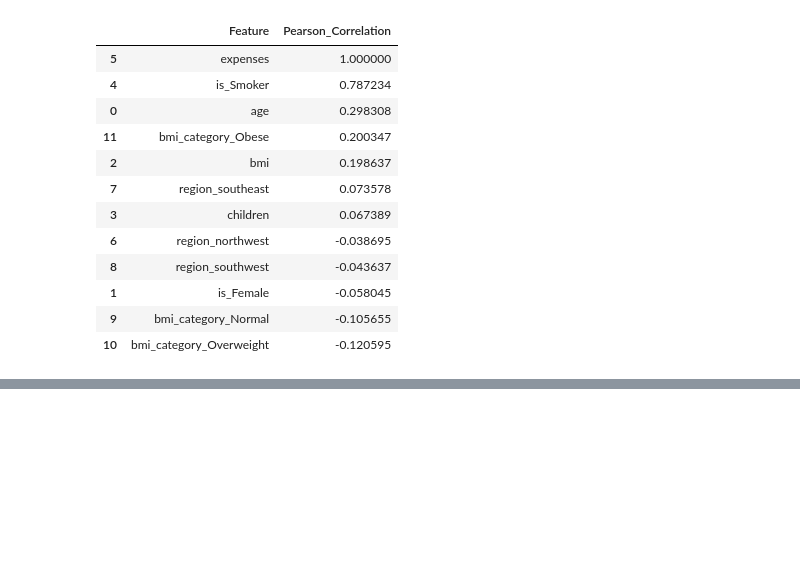
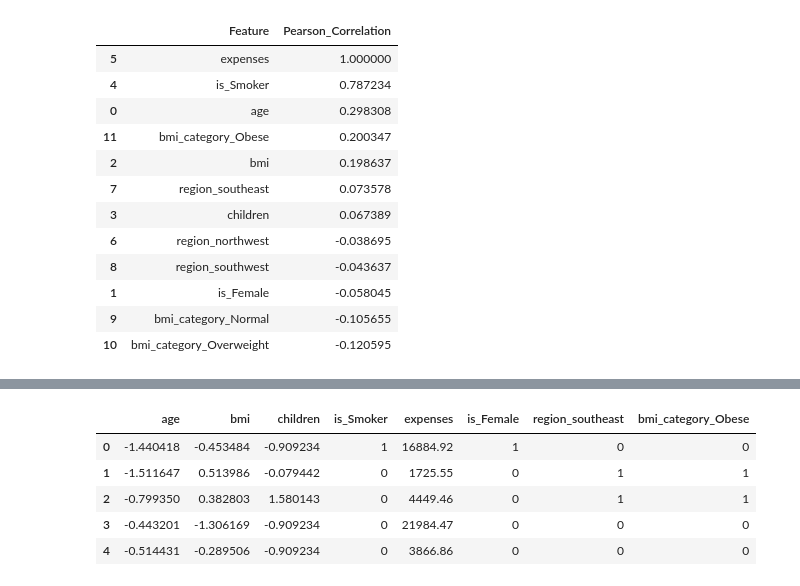
Before and after one commit to Barun-Chhetri/AI_MLprojectbeigneer, a Jupyter notebook: Insurance_Project/model.ipynb, the cells around one changed output, grey strips where cells are left out. Drawn from its saved outputs; the diff is of its cells as text; code cells hidden in the pictures; blank space fills up the shorter version.

```diff
--- a/Insurance_Project/model.ipynb
+++ b/Insurance_Project/model.ipynb
@@ -265,0 +277,17 @@ correlation_df.sort_values(by='Pearson_Correlation', ascending=False)
+# %%
+from scipy.stats import chi2_contingency
+import pandas as pd
+
+alpha = 0.05
+
+df_cleaneed['expenses_bin'] = pd.qcut(df_cleaneed['expenses'], q=4, labels=False)
+chi2_results = {}
+
+for col in cat_features:
+    contingency_table = pd.crosstab(df_cleaneed[col], df_cleaneed['expenses_bin'])
+    chi2_stat, p, dof, expected = chi2_contingency(contingency_table)
+    decision = 'Reject Null Hypothesis' if p < alpha else 'Accept all Null (Drop the feature)'
+    chi2_results[col] = {'chi2_statistic': chi2_stat, 'p_value': p, 'Decision':decision}
+chi2_df=pd.DataFrame(chi2_results).T
+chi2_df.sort_values(by='p_value')
+chi2_df
@@ -265,0 +304,2 @@ correlation_df.sort_values(by='Pearson_Correlation', ascending=False)
+# %%
+final_df= df_cleaneed[['age', 'bmi', 'children', 'is_Smoker', 'expenses', 'is_Female', 'region_southeast', 'bmi_category_Obese']]
@@ -265,0 +312,9 @@ correlation_df.sort_values(by='Pearson_Correlation', ascending=False)
+# %%
+final_df.head()
+# %% [output]
+|  | age | bmi | children | is_Smoker | expenses | is_Female | region_southeast | bmi_category_Obese |
+| 0 | -1.440418 | -0.453484 | -0.909234 | 1 | 16884.92 | 1 | 0 | 0 |
+| 1 | -1.511647 | 0.513986 | -0.079442 | 0 | 1725.55 | 0 | 1 | 1 |
+| 2 | -0.799350 | 0.382803 | 1.580143 | 0 | 4449.46 | 0 | 1 | 1 |
+| 3 | -0.443201 | -1.306169 | -0.909234 | 0 | 21984.47 | 0 | 0 | 0 |
+| 4 | -0.514431 | -0.289506 | -0.909234 | 0 | 3866.86 | 0 | 0 | 0 |
```
Also changed, not shown: parts of 3 cells of this notebook.
